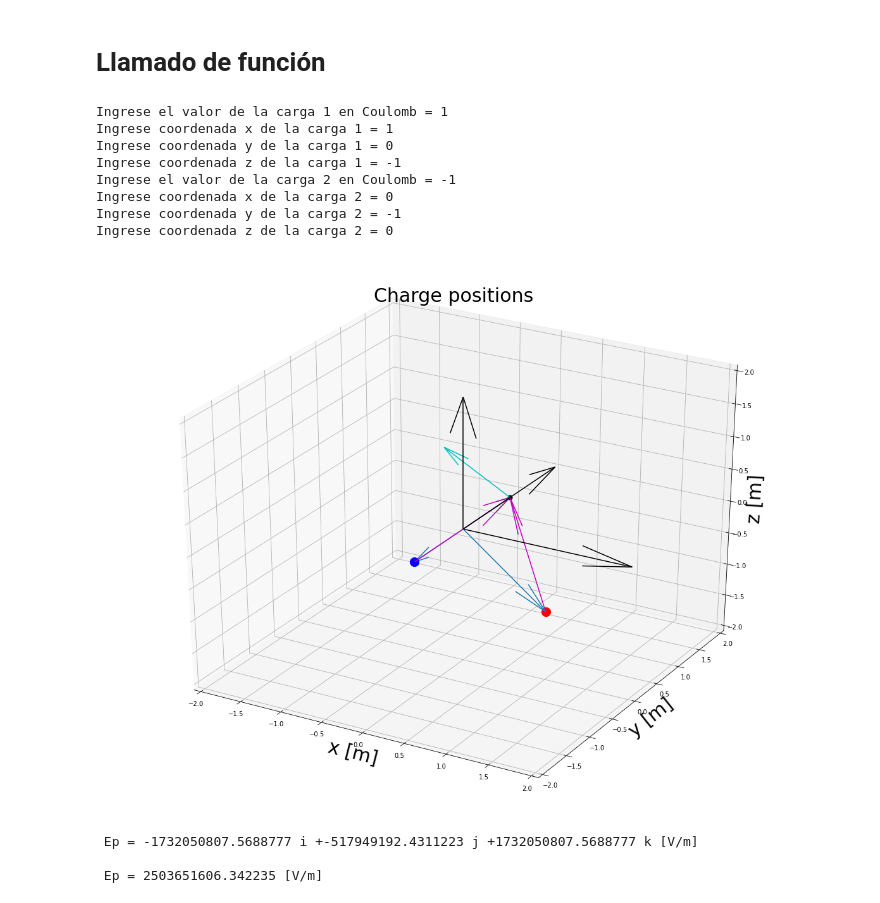
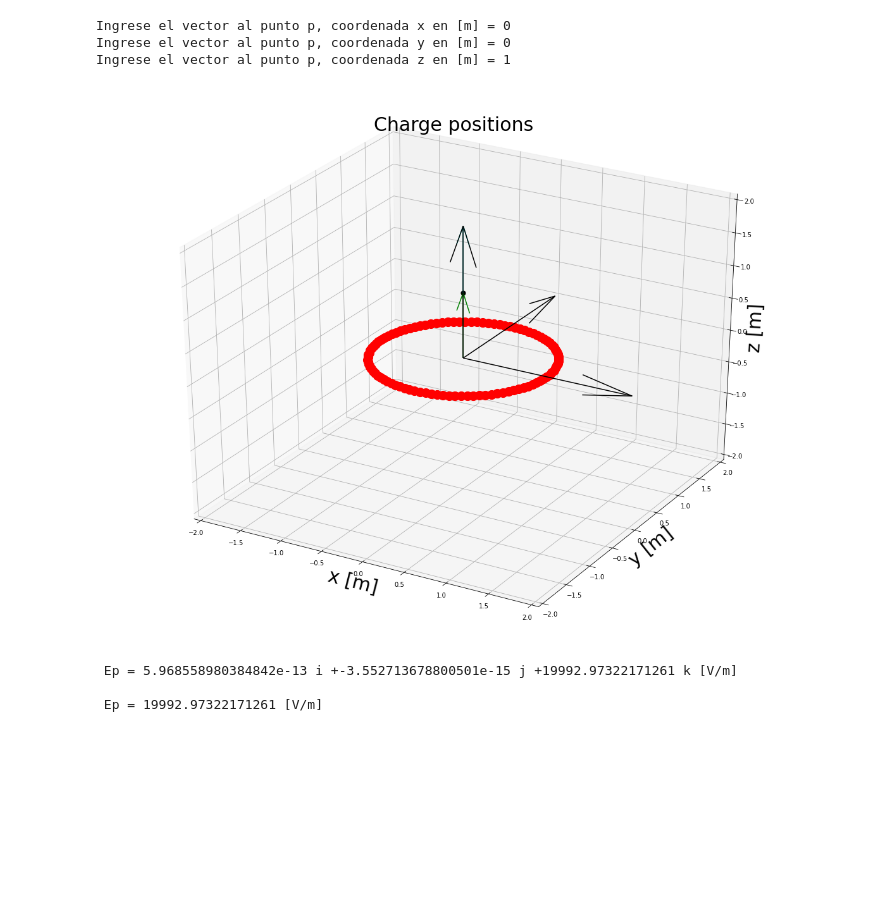
Before and after one commit to dantrica/Electrostatics, a Jupyter notebook: Vectores_campo_E.ipynb, the cells around one changed output. Saved outputs shown, nothing was run; the diff lists cells and outputs as text; code cells hidden in the pictures; blank space fills up the shorter version.

```diff
--- a/Vectores_campo_E.ipynb
+++ b/Vectores_campo_E.ipynb
@@ -4,0 +77,17 @@
+# %%
+# Radio del anillo en [m]
+R = 1
+# Densidad lineal de carga en [C/m]
+ld = 1e-6
+# número de cargas para recosntruir la distribución lineal
+nc = 100
+s = 0
+p = 2*np.pi*R
+qo = ld*p/nc
+rq = np.zeros((nc, 3))
+q = np.zeros(nc)
+while s < nc:
+  phi = s*2*np.pi/nc
+  q[s] = qo
+  rq[s] = R*np.array([np.cos(phi), np.sin(phi), 0])
+  s += 1
@@ -9,20 +158,0 @@ Aquí se definen el número de cargas $n$ y las coodenadas del vector $\vec{r}_p
-# %%
-#-*- coding: utf-8 -*-
-"""
-Created on Tue Mar 31 09:02:47 2020
-
-@author: Silvi
-version for python 3
-"""
-
-import numpy as np
-import matplotlib.pyplot as plt
-from mpl_toolkits.mplot3d import Axes3D
-
-nq = int(input('Ingrese el numero de cargas n = '))
-if nq < 1:
-  print('¡mensaje de error! \n1 es el mínimo número de cargas para producir campo eléctrico')
-  rp = np.array([0,0,0])
-else:
-  cord = 'x', 'y', 'z'
-  rp = np.array([float(input("Ingrese el vector al punto p, coordenada " +cord[l]+ " en [m] = ")) for l in range(3)])
@@ -108,19 +159,15 @@ def field_punctual_charges(rp, n, ke=9e9):
-# %% [markdown]
-# Llamado de función
 # %%
-q, rq, ri, mag_ri, uni_ri, vec_E, vec_Ep, mag_Ep = field_punctual_charges(rp=rp, n=nq)
+# Punto donde se desea calcular el campo eléctrico
+rp = np.array([float(input("Ingrese el vector al punto p, coordenada " +cord[l]+ " en [m] = ")) for l in range(3)])
+#Llamado de la función charges
+q, rq, ri, mag_ri, uni_ri, vec_E, vec_Ep, mag_Ep = charges(rp=rp, n=nc, qq=q, rqq=rq)
 print('\n', 'Ep = '+str(vec_Ep[0])+' i +'+str(vec_Ep[1])+' j +'+str(vec_Ep[2])+' k'+str( )+' [V/m]')
 print('\n', 'Ep = '+ str(mag_Ep) + ' [V/m]')
 # %% [output]
-Ingrese el valor de la carga 1 en Coulomb = 1
-Ingrese coordenada x de la carga 1 = 1
-Ingrese coordenada y de la carga 1 = 0
-Ingrese coordenada z de la carga 1 = -1
-Ingrese el valor de la carga 2 en Coulomb = -1
-Ingrese coordenada x de la carga 2 = 0
-Ingrese coordenada y de la carga 2 = -1
-Ingrese coordenada z de la carga 2 = 0
+Ingrese el vector al punto p, coordenada x en [m] = 0
+Ingrese el vector al punto p, coordenada y en [m] = 0
+Ingrese el vector al punto p, coordenada z en [m] = 1
-[figure, old version]
+[figure, new version]
- Ep = -1732050807.5688777 i +-517949192.4311223 j +1732050807.5688777 k [V/m]
+ Ep = 5.968558980384842e-13 i +-3.552713678800501e-15 j +19992.97322171261 k [V/m]
 
- Ep = 2503651606.342235 [V/m]
+ Ep = 19992.97322171261 [V/m]
```
Also changed, not shown: parts of 14 cells of this notebook.
